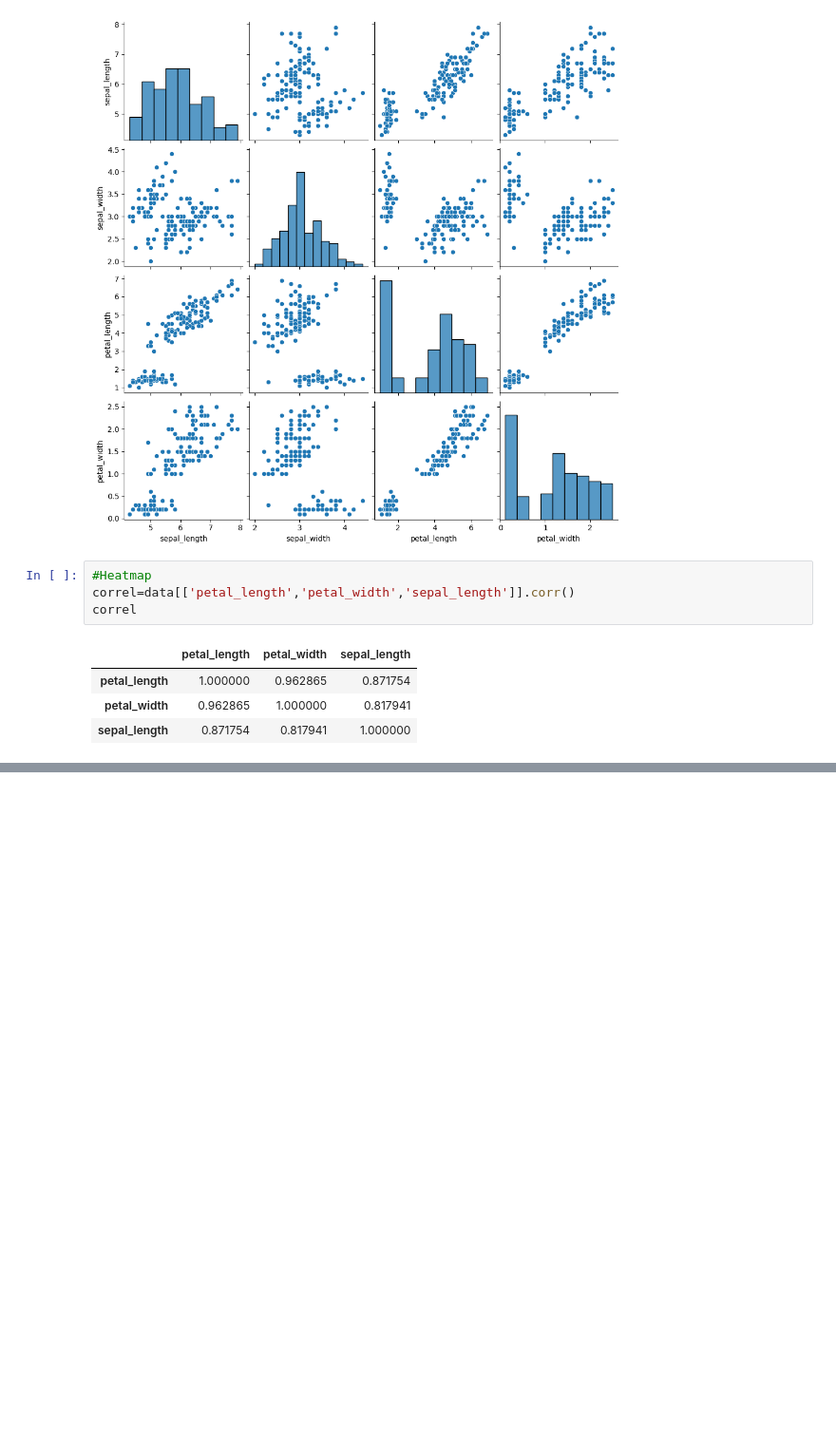
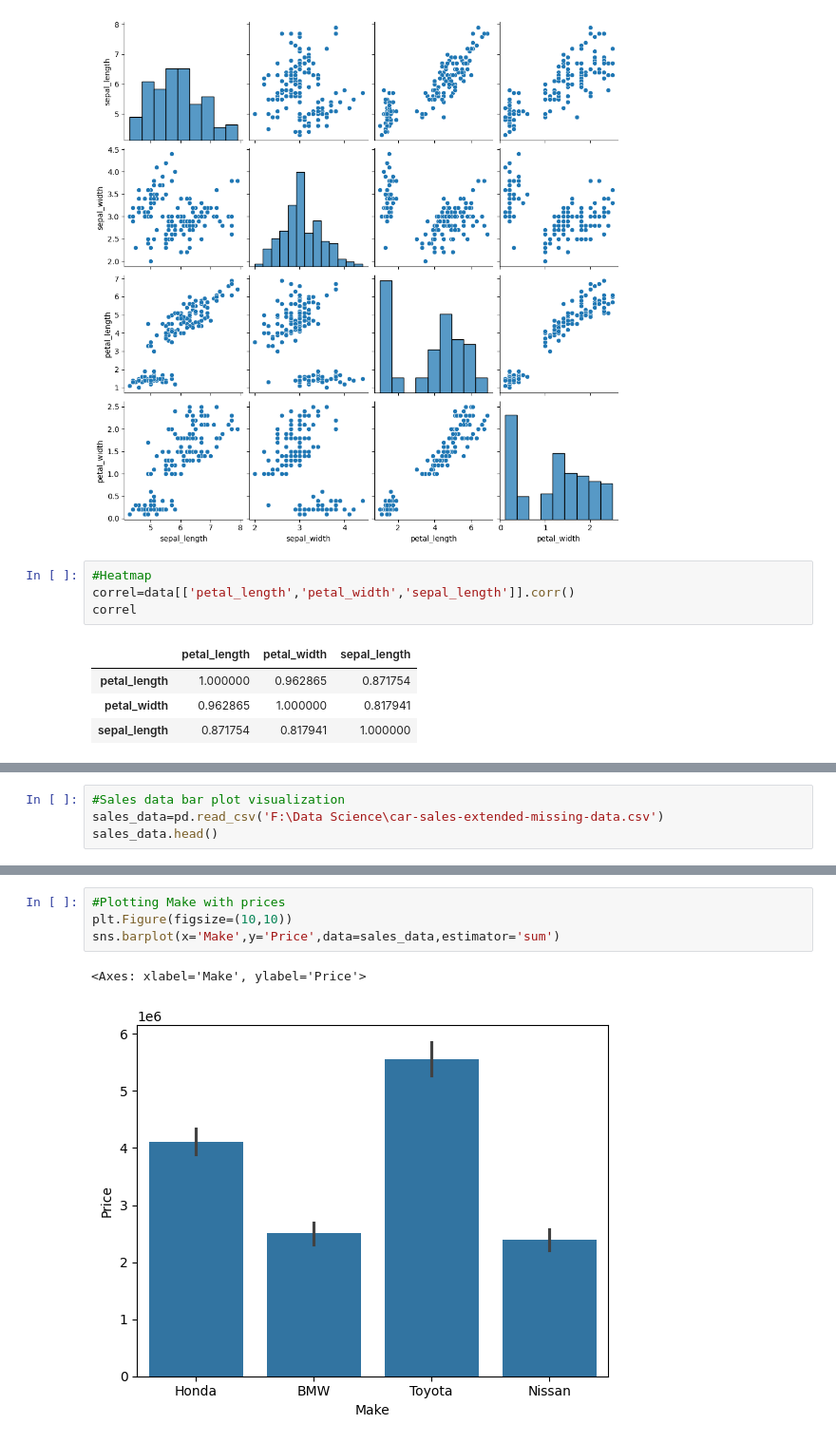
Before and after one commit to bhoomikaaa20/Data-Science, a Jupyter notebook: sea_born.ipynb, the cells around one changed output, grey strips where cells are left out. Shown at 95% size. Cells and saved outputs as stored; diff of their text form; blank space fills up the shorter version.

```diff
--- a/sea_born.ipynb
+++ b/sea_born.ipynb
@@ -121,0 +125,4 @@ correl
+# %%
+#Sales data bar plot visualization
+sales_data=pd.read_csv('F:\Data Science\car-sales-extended-missing-data.csv')
+sales_data.head()
@@ -121,0 +136,7 @@ correl
+# %%
+#Plotting Make with prices
+plt.Figure(figsize=(10,10))
+sns.barplot(x='Make',y='Price',data=sales_data,estimator='sum')
+# %% [output]
+<Axes: xlabel='Make', ylabel='Price'>
+[figure, added]
```
Also changed, not shown: parts of 5 cells of this notebook.
